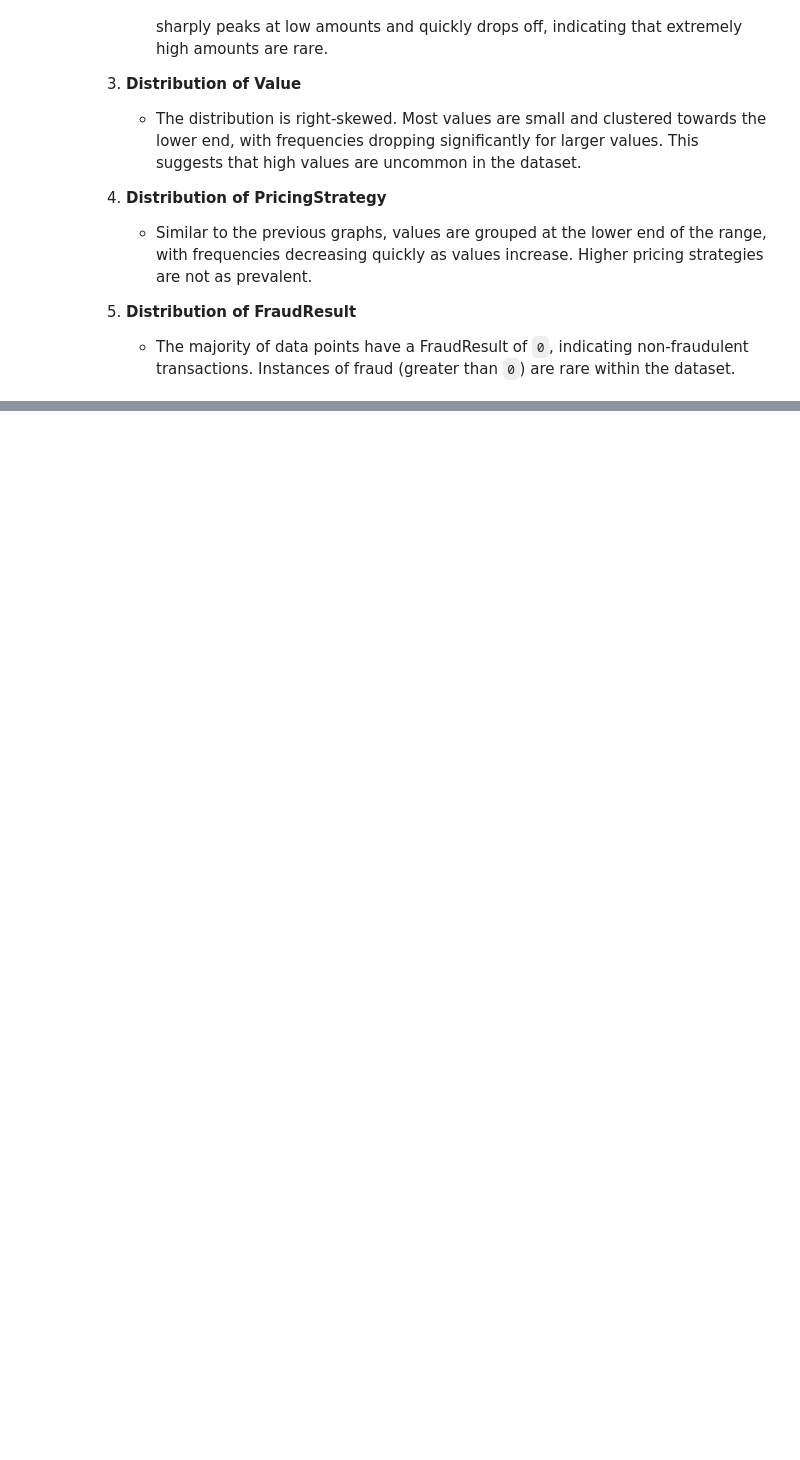
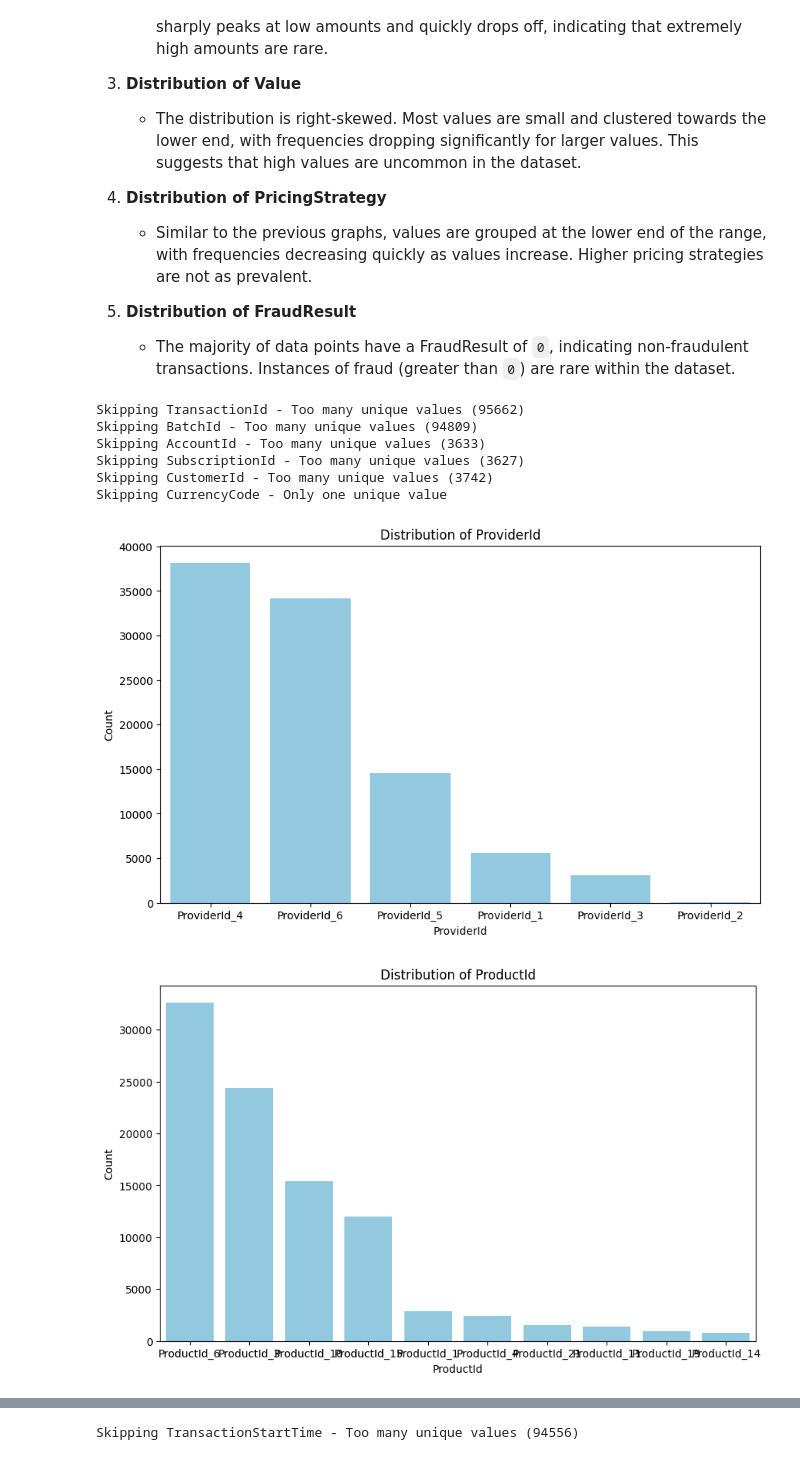
Before and after one commit to b-sam16/Credit-Scoring-Model, a Jupyter notebook: notebooks/eda.ipynb, the cells around one changed output, grey strips where cells are left out. Cells and saved outputs as stored; diff of their text form; code cells hidden in the pictures; blank space fills up the shorter version.

Commit message:
visualized distributions of categorical columns.

```diff
--- a/notebooks/eda.ipynb
+++ b/notebooks/eda.ipynb
@@ -153,4 +156,13 @@ visualizer.plot_numerical_distribution()
 # %%
 
 # Visualize categorical distributions
-visualizer.plot_categorical_distribution()
+visualizer.plot_categorical_distribution(max_unique_values=25)
+# %% [output]
+Skipping TransactionId - Too many unique values (95662)
+Skipping BatchId - Too many unique values (94809)
+Skipping AccountId - Too many unique values (3633)
+Skipping SubscriptionId - Too many unique values (3627)
+Skipping CustomerId - Too many unique values (3742)
+Skipping CurrencyCode - Only one unique value
+[figure, added]
+[figure, added]
@@ -157,3 +171,4 @@ visualizer.plot_categorical_distribution()
+Skipping TransactionStartTime - Too many unique values (94556)
 # %%
 
 # Visualize correlation matrix
```
Also changed, not shown: parts of 2 cells of this notebook, 1 other file.
